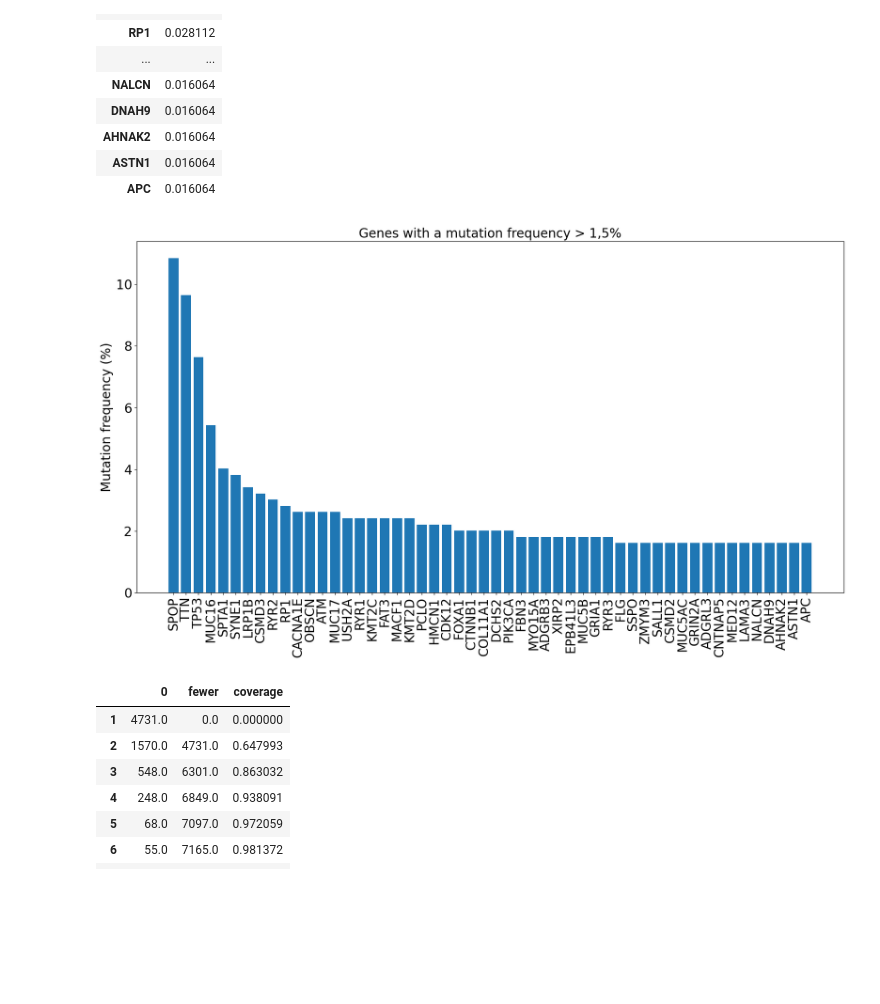
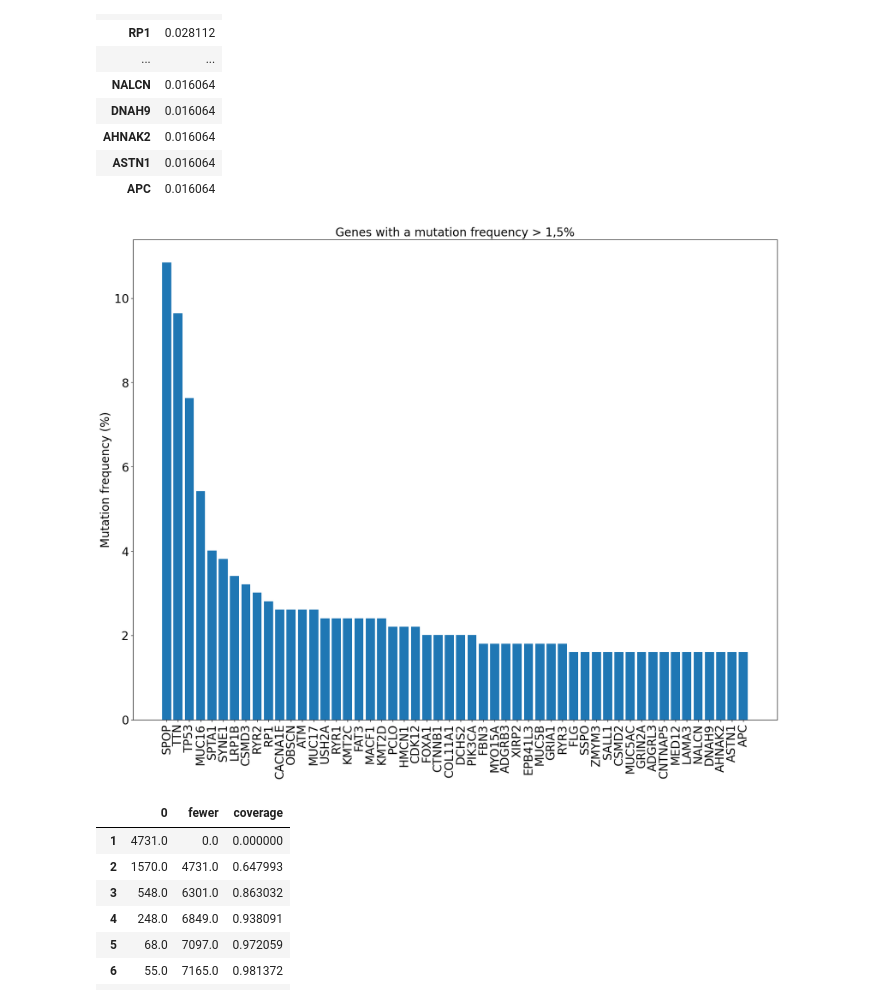
Before and after one commit to dmartmillan/OMEN, a Jupyter notebook: new_data/gene_patient_CADD.ipynb, the cells around one changed output. Saved outputs shown, nothing was run; the diff lists cells and outputs as text; code cells hidden in the pictures; blank space fills up the shorter version.

```diff
--- a/new_data/gene_patient_CADD.ipynb
+++ b/new_data/gene_patient_CADD.ipynb
@@ -269,20 +269,20 @@ mf_filtered
 | APC | 0.016064 |
 # %%
 fig, ax = plt.subplots()
-fig.set_size_inches(20,10)
+fig.set_size_inches(20,15)
 fruits = mf_filtered.index
 counts = mf_filtered[0].tolist()
 counts = [x*100 for x in counts]
 ax.bar(fruits, counts)
 ax.set_xticklabels(ax.get_xticklabels(), rotation=90, size = 20)
 ax.set_yticklabels(ax.get_yticklabels(), size = 20)
 ax.figure
 ax.set_ylabel('Mutation frequency (%)',size=20)
 ax.set_title('Genes with a mutation frequency > 1,5%',size=20)
 plt.savefig('mutation_frequency')
 plt.show()
 # %% [output]
-[figure, old version]
+[figure, new version]
 # %%
 with open('mutation_freq', 'w') as f:
     f.write('Fraction of the samples (' + str(len(samples)) + ')')
```
Also changed, not shown: 1 other file.
